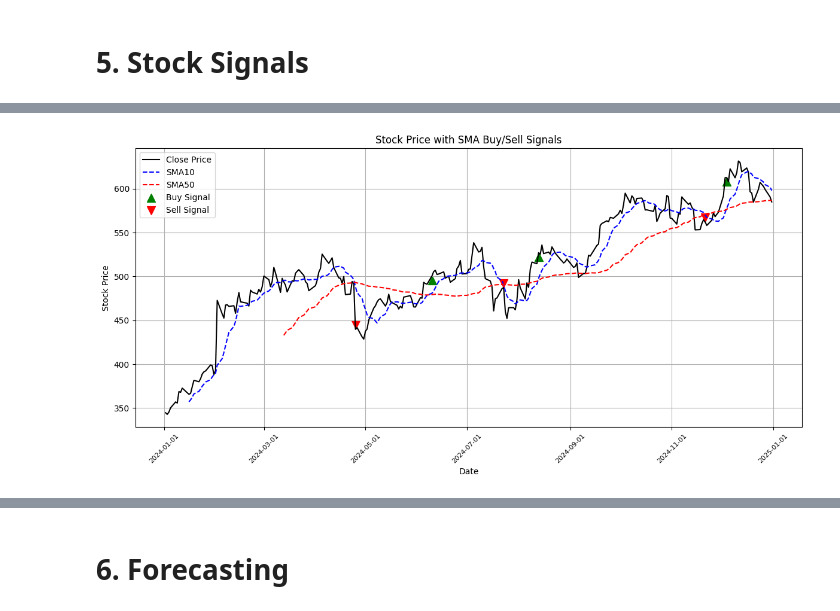
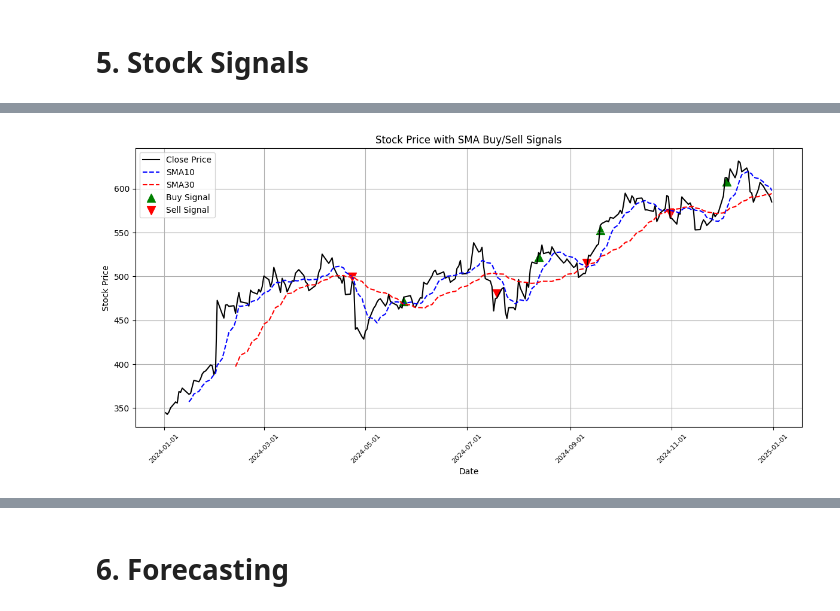
Before and after one commit to KarthikeyanBaskaran/FinancialAnalytics, a Jupyter notebook: Financial_Analytics.ipynb, the cells around one changed output, grey strips where cells are left out. Saved outputs shown, nothing was run; the diff lists cells and outputs as text; code cells hidden in the pictures.

```diff
--- a/Financial_Analytics.ipynb
+++ b/Financial_Analytics.ipynb
@@ -71,10 +71,10 @@ df.tail(), test.head()
 #Simple moving average
 
 df["SMA10"] = df["Close"].rolling(window=10).mean()
-df["SMA50"] = df["Close"].rolling(window=50).mean()
+df["SMA30"] = df["Close"].rolling(window=30).mean()
 # Identify Buy and Sell signals
-df["Buy_Signal_SMA"] = (df["SMA10"] > df["SMA50"]) & (df["SMA10"].shift(1) <= df["SMA50"].shift(1))
-df["Sell_Signal_SMA"] = (df["SMA10"] < df["SMA50"]) & (df["SMA10"].shift(1) >= df["SMA50"].shift(1))
+df["Buy_Signal_SMA"] = (df["SMA10"] > df["SMA30"]) & (df["SMA10"].shift(1) <= df["SMA30"].shift(1))
+df["Sell_Signal_SMA"] = (df["SMA10"] < df["SMA30"]) & (df["SMA10"].shift(1) >= df["SMA30"].shift(1))
 # %%
 df.head()
 # %% [output]
@@ -89,35 +89,35 @@ import pandas as pd
 import matplotlib.pyplot as plt
 import matplotlib.dates as mdates
 
 # Define an offset for the arrows
 offset = 5  # Adjust this value as needed
 
 # Create the plot
 plt.figure(figsize=(12, 6))
 plt.plot(df['Date'], df['Close'], color='black', label='Close Price')
 plt.plot(df['Date'], df['SMA10'], color='blue', linestyle='--', label='SMA10')
-plt.plot(df['Date'], df['SMA50'], color='red', linestyle='--', label='SMA50')
+plt.plot(df['Date'], df['SMA30'], color='red', linestyle='--', label='SMA30')
 
 # Plot Buy Signals with offset
 buy_signals = df[df['Buy_Signal_SMA']]
 plt.scatter(buy_signals['Date'], buy_signals['Close'] - offset, marker='^', s=100, color='green', label='Buy Signal')
 
 # Plot Sell Signals with offset
 sell_signals = df[df['Sell_Signal_SMA']]
 plt.scatter(sell_signals['Date'], sell_signals['Close'] + offset, marker='v', s=100, color='red', label='Sell Signal')
 
 # Format the x-axis to show dates
 plt.gca().xaxis.set_major_formatter(mdates.DateFormatter('%Y-%m-%d'))
 plt.gca().xaxis.set_tick_params(rotation=45, labelsize=8)
 plt.xlabel('Date')
 plt.ylabel('Stock Price')
 plt.title('Stock Price with SMA Buy/Sell Signals')
 plt.legend()
 plt.grid(True)
 plt.tight_layout()
 plt.show()
 # %% [output]
-[figure, old version]
+[figure, new version]
 # %%
 #Exponential moving average
 # Exponential moving average
```
Also changed, not shown: parts of 15 cells of this notebook, 1 other file.
